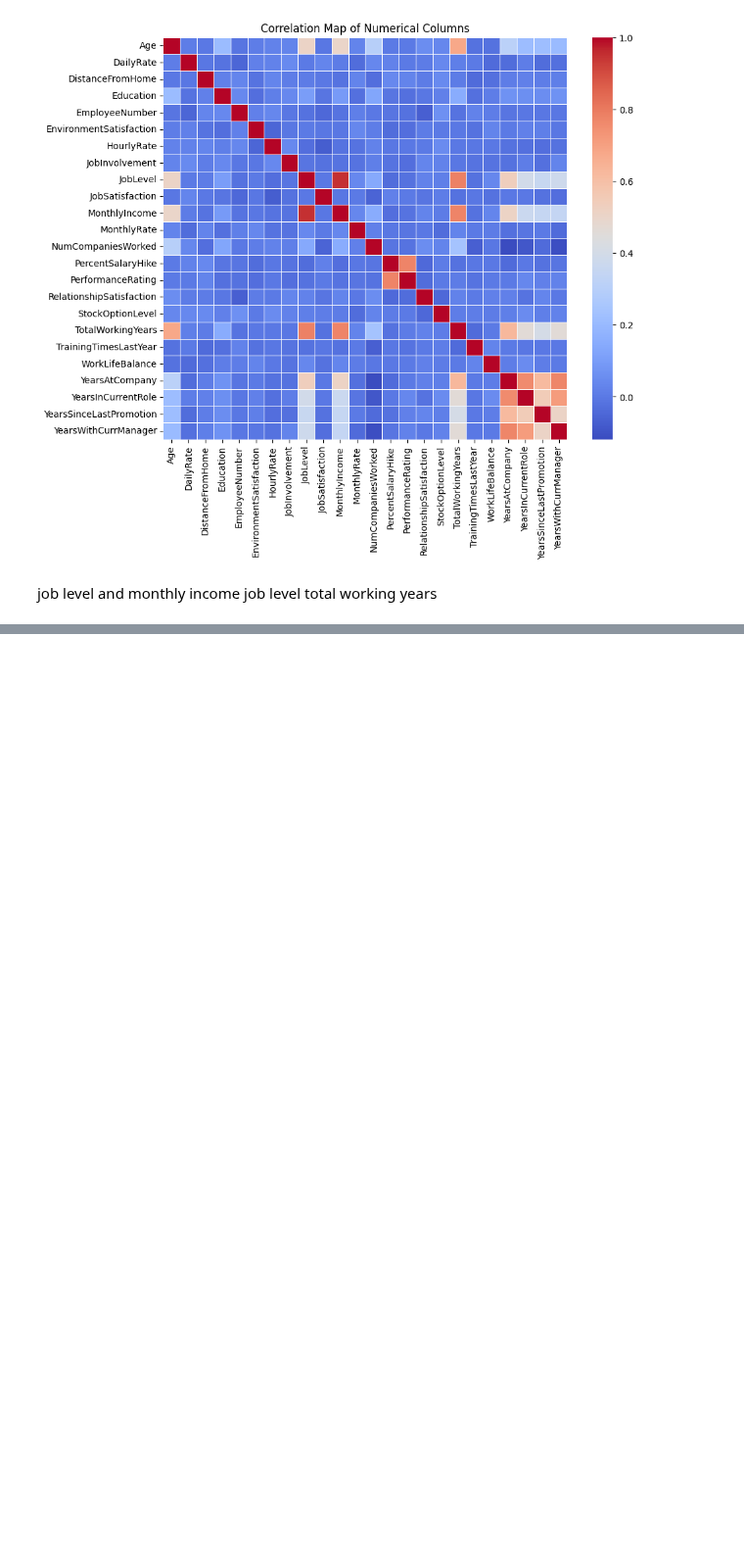
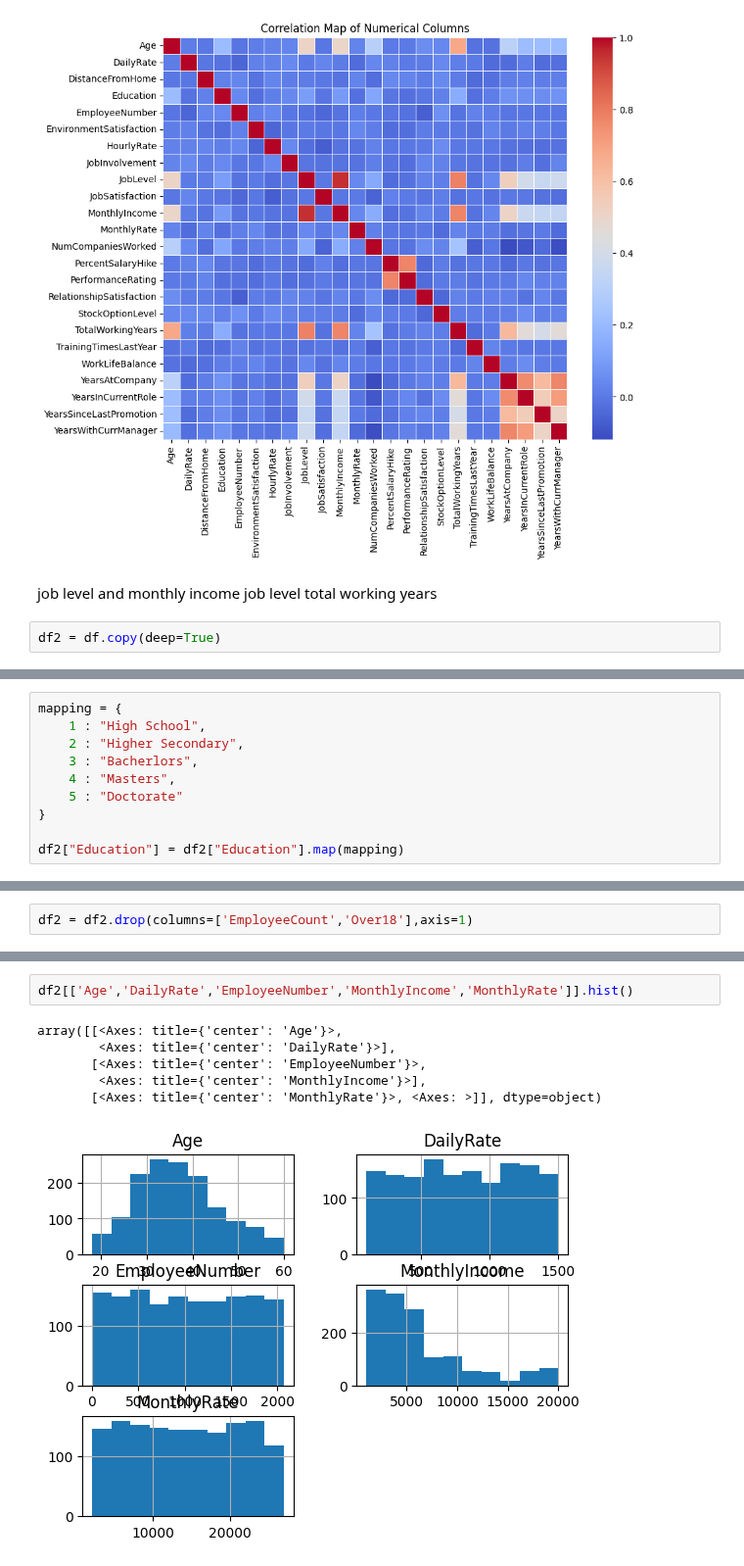
Before and after one commit to JOCRZ/Meriskill-Internship, a Jupyter notebook: Projects/Project3/M1Project3.ipynb, the cells around one changed output, grey strips where cells are left out. Shown at 98% size. Saved outputs shown, nothing was run; the diff lists cells and outputs as text; blank space fills up the shorter version.

```diff
--- a/Projects/Project3/M1Project3.ipynb
+++ b/Projects/Project3/M1Project3.ipynb
@@ -197,3 +212,5 @@ plt.show()
 # %% [markdown]
 job level and monthly income
 job level total working years
+# %%
+df2 = df.copy(deep=True)
@@ -199,0 +237,10 @@ job level total working years
+# %%
+mapping = {
+    1 : "High School",
+    2 : "Higher Secondary",
+    3 : "Bacherlors",
+    4 : "Masters",
+    5 : "Doctorate"
+}
+
+df2["Education"] = df2["Education"].map(mapping)
@@ -199,0 +266,2 @@ job level total working years
+# %%
+df2 = df2.drop(columns=['EmployeeCount','Over18'],axis=1)
@@ -199,0 +277,9 @@ job level total working years
+# %%
+df2[['Age','DailyRate','EmployeeNumber','MonthlyIncome','MonthlyRate']].hist()
+# %% [output]
+array([[<Axes: title={'center': 'Age'}>,
+        <Axes: title={'center': 'DailyRate'}>],
+       [<Axes: title={'center': 'EmployeeNumber'}>,
+        <Axes: title={'center': 'MonthlyIncome'}>],
+       [<Axes: title={'center': 'MonthlyRate'}>, <Axes: >]], dtype=object)
+[figure, added]
```
Also changed, not shown: parts of 10 cells of this notebook.
